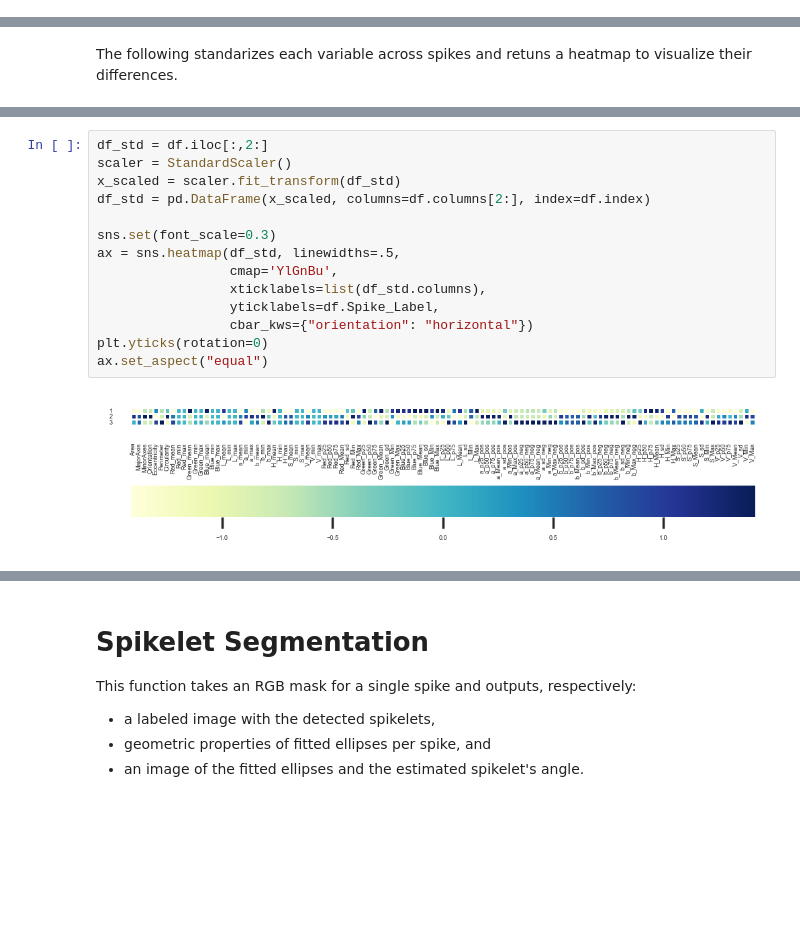
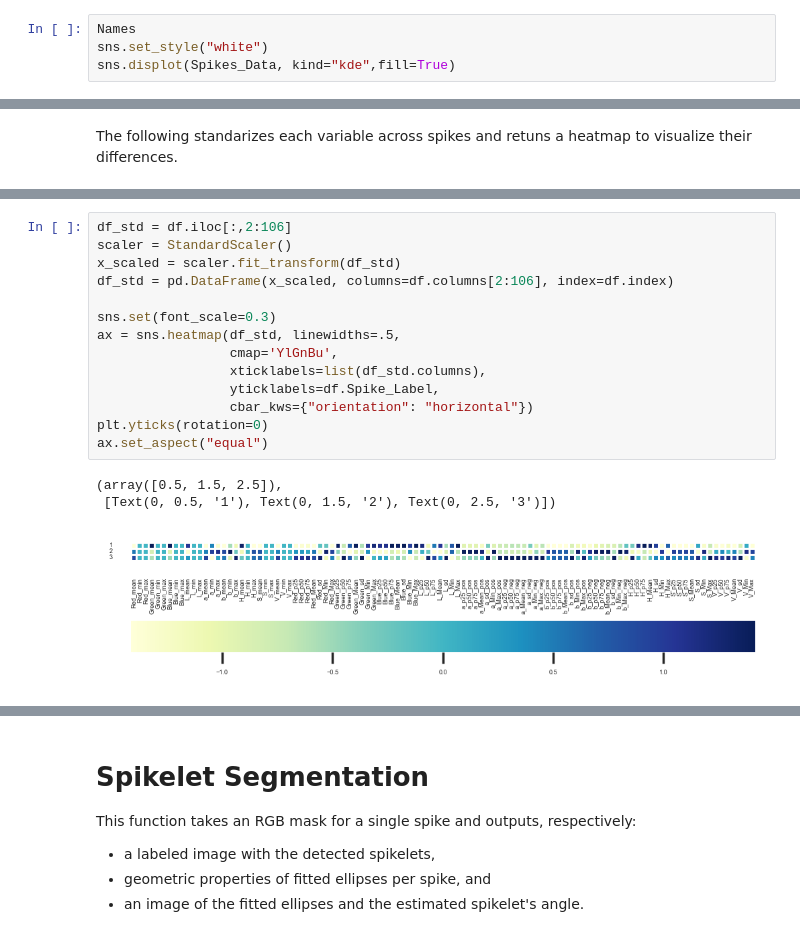
Before and after one commit to joanmanbar/SpykProps, a Jupyter notebook: Overview.ipynb, the cells around one changed output, grey strips where cells are left out. Drawn from its saved outputs; the diff is of its cells as text; blank space fills up the shorter version.

```diff
--- a/Overview.ipynb
+++ b/Overview.ipynb
@@ -150,0 +176,4 @@ The example below shows the distribution of 'a' values (a green-to-red scale fro
+# %%
+Names
+sns.set_style("white")
+sns.displot(Spikes_Data, kind="kde",fill=True)
@@ -412,16 +456,18 @@ The following standarizes each variable across spikes and retuns a heatmap to vi
 # %%
-df_std = df.iloc[:,2:]
+df_std = df.iloc[:,2:106]
 scaler = StandardScaler()
 x_scaled = scaler.fit_transform(df_std)
-df_std = pd.DataFrame(x_scaled, columns=df.columns[2:], index=df.index)
+df_std = pd.DataFrame(x_scaled, columns=df.columns[2:106], index=df.index)
 
 sns.set(font_scale=0.3)
 ax = sns.heatmap(df_std, linewidths=.5,
                  cmap='YlGnBu',
                  xticklabels=list(df_std.columns),
                  yticklabels=df.Spike_Label,
                  cbar_kws={"orientation": "horizontal"})
 plt.yticks(rotation=0)
 ax.set_aspect("equal")
 # %% [output]
+(array([0.5, 1.5, 2.5]),
+ [Text(0, 0.5, '1'), Text(0, 1.5, '2'), Text(0, 2.5, '3')])
-[figure, old version]
+[figure, new version]
```
Also changed, not shown: parts of 22 cells of this notebook, 5 other files.
